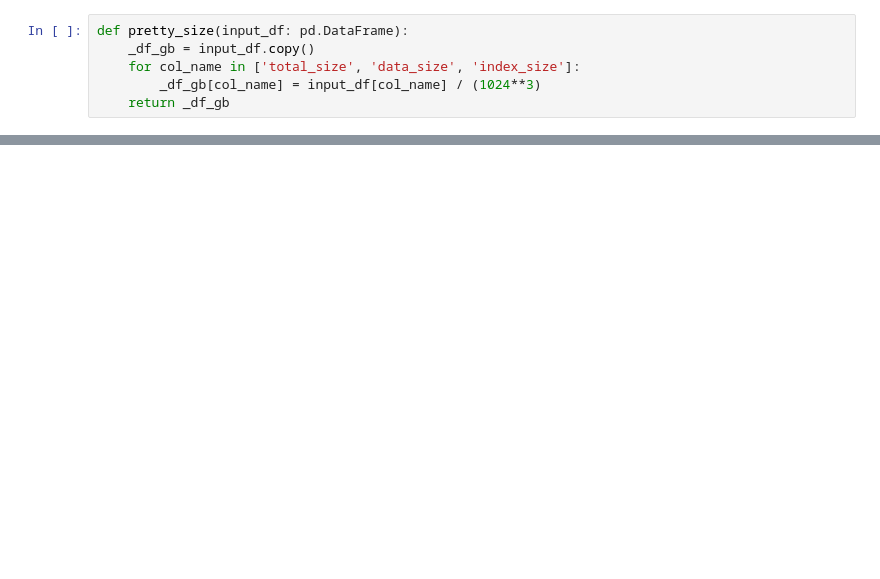
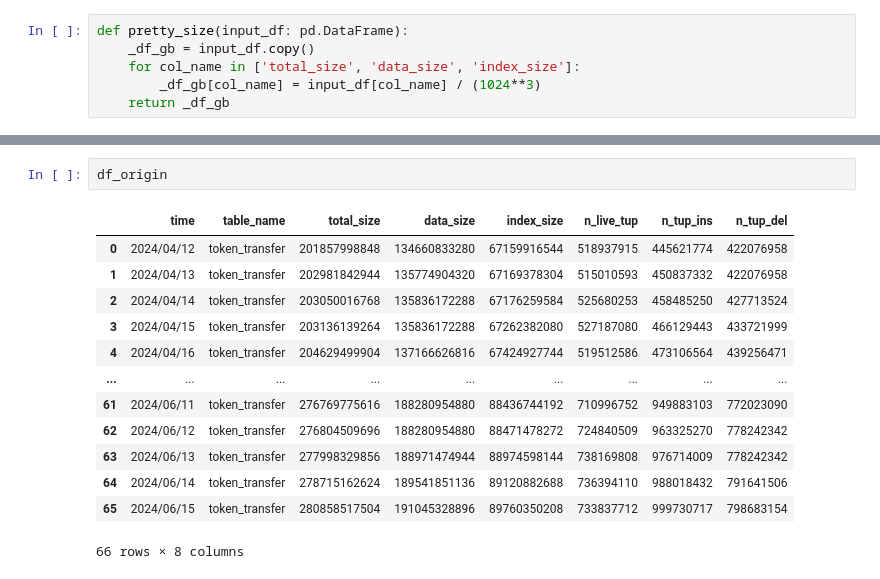
Before and after one commit to trixt63/PythonDatabase, a Jupyter notebook: notebooks/check_detailed.ipynb, the cells around one changed output, grey strips where cells are left out. Drawn from its saved outputs; the diff is of its cells as text; blank space fills up the shorter version.

```diff
--- a/notebooks/check_detailed.ipynb
+++ b/notebooks/check_detailed.ipynb
@@ -26,0 +66,16 @@ def pretty_size(input_df: pd.DataFrame):
+# %%
+df_origin
+# %% [output]
+|  | time | table_name | total_size | data_size | index_size | n_live_tup | n_tup_ins | n_tup_del |
+| 0 | 2024/04/12 | token_transfer | 201857998848 | 134660833280 | 67159916544 | 518937915 | 445621774 | 422076958 |
+| 1 | 2024/04/13 | token_transfer | 202981842944 | 135774904320 | 67169378304 | 515010593 | 450837332 | 422076958 |
+| 2 | 2024/04/14 | token_transfer | 203050016768 | 135836172288 | 67176259584 | 525680253 | 458485250 | 427713524 |
+| 3 | 2024/04/15 | token_transfer | 203136139264 | 135836172288 | 67262382080 | 527187080 | 466129443 | 433721999 |
+| 4 | 2024/04/16 | token_transfer | 204629499904 | 137166626816 | 67424927744 | 519512586 | 473106564 | 439256471 |
+| ... | ... | ... | ... | ... | ... | ... | ... | ... |
+| 61 | 2024/06/11 | token_transfer | 276769775616 | 188280954880 | 88436744192 | 710996752 | 949883103 | 772023090 |
+| 62 | 2024/06/12 | token_transfer | 276804509696 | 188280954880 | 88471478272 | 724840509 | 963325270 | 778242342 |
+| 63 | 2024/06/13 | token_transfer | 277998329856 | 188971474944 | 88974598144 | 738169808 | 976714009 | 778242342 |
+| 64 | 2024/06/14 | token_transfer | 278715162624 | 189541851136 | 89120882688 | 736394110 | 988018432 | 791641506 |
+| 65 | 2024/06/15 | token_transfer | 280858517504 | 191045328896 | 89760350208 | 733837712 | 999730717 | 798683154 |
+66 rows × 8 columns
```
Also changed, not shown: parts of 15 cells of this notebook, 3 other files.
